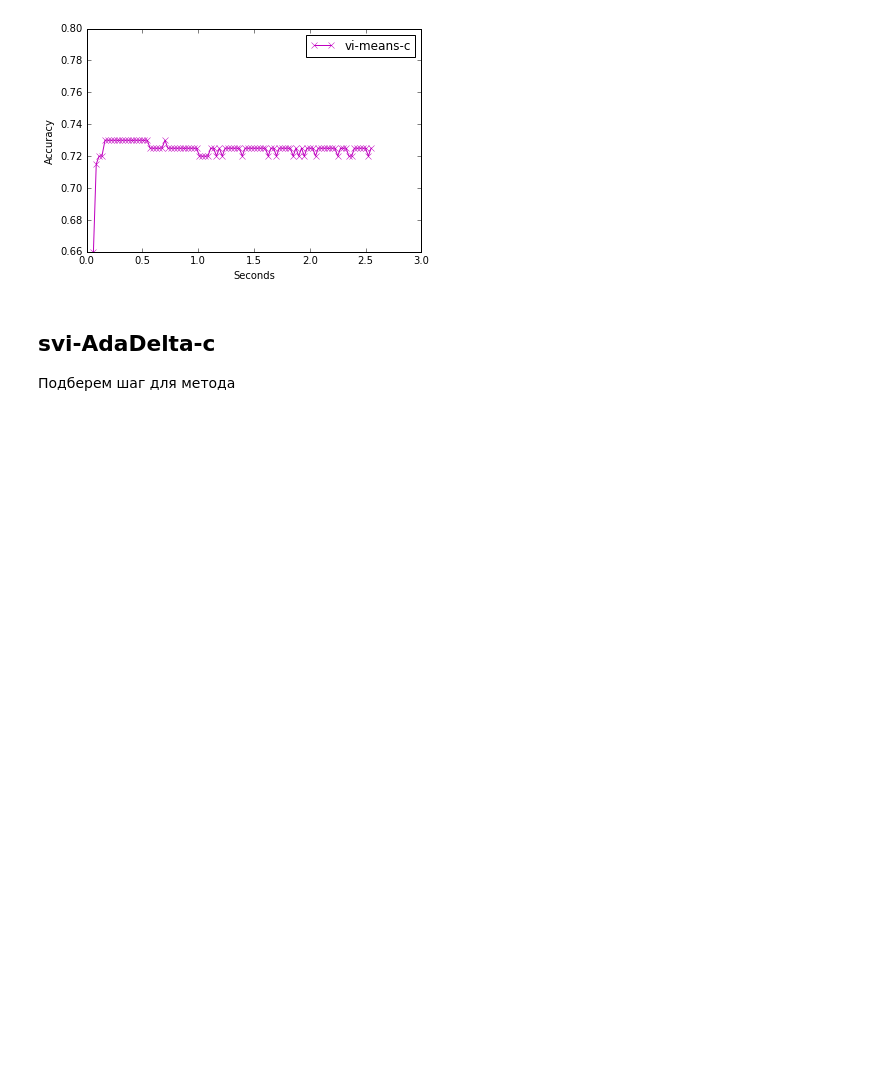
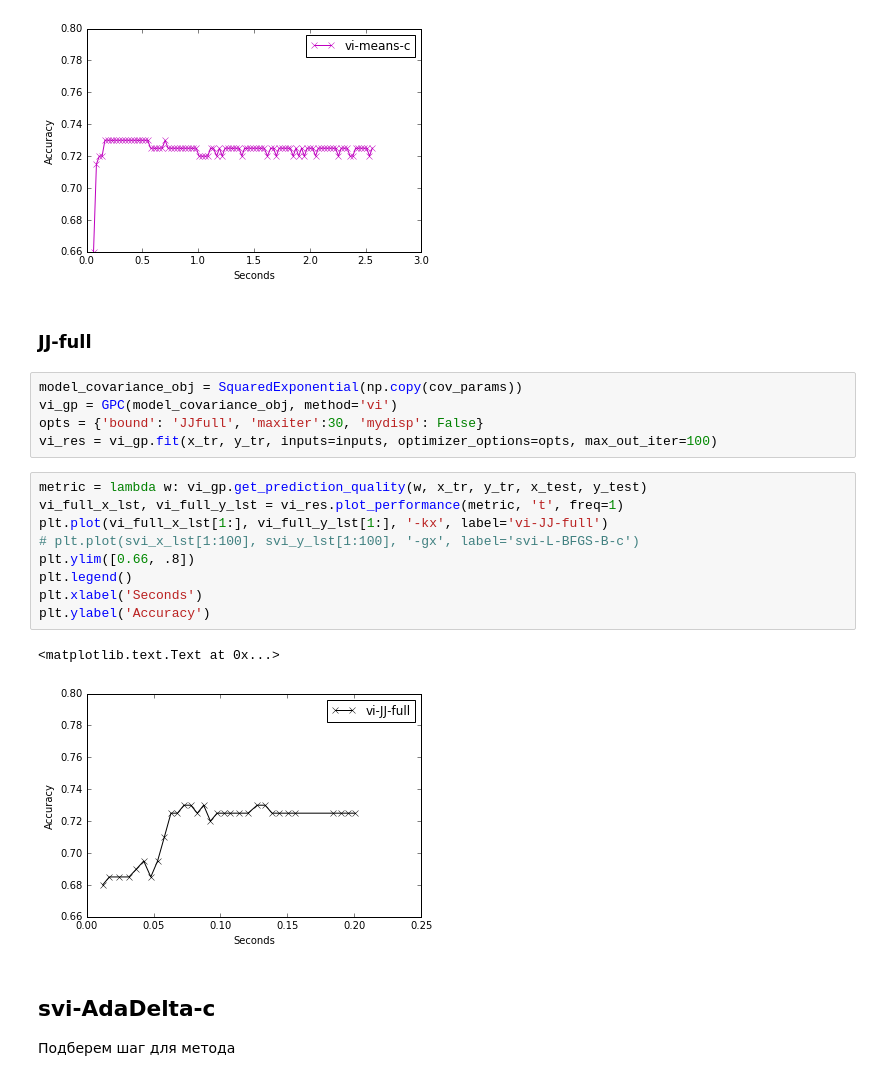
Before and after one commit to afcarl/CourseProject, a Jupyter notebook: Code/Experiments/vi_svi_classification/german.ipynb, the cells around one changed output. Cells and saved outputs as stored; diff of their text form; blank space fills up the shorter version.

```diff
--- a/Code/Experiments/vi_svi_classification/german.ipynb
+++ b/Code/Experiments/vi_svi_classification/german.ipynb
@@ -191,6 +191,25 @@ plt.ylabel('Accuracy')
 # %% [output]
 <matplotlib.text.Text at 0x...>
 [figure]
+# %% [markdown]
+### JJ-full
+# %%
+model_covariance_obj = SquaredExponential(np.copy(cov_params))
+vi_gp = GPC(model_covariance_obj, method='vi')
+opts = {'bound': 'JJfull', 'maxiter':30, 'mydisp': False}
+vi_res = vi_gp.fit(x_tr, y_tr, inputs=inputs, optimizer_options=opts, max_out_iter=100)
+# %%
+metric = lambda w: vi_gp.get_prediction_quality(w, x_tr, y_tr, x_test, y_test)
+vi_full_x_lst, vi_full_y_lst = vi_res.plot_performance(metric, 't', freq=1)
+plt.plot(vi_full_x_lst[1:], vi_full_y_lst[1:], '-kx', label='vi-JJ-full')
+# plt.plot(svi_x_lst[1:100], svi_y_lst[1:100], '-gx', label='svi-L-BFGS-B-c')
+plt.ylim([0.66, .8])
+plt.legend()
+plt.xlabel('Seconds')
+plt.ylabel('Accuracy')
+# %% [output]
+<matplotlib.text.Text at 0x...>
+[figure, added]
 # %% [markdown]
 ## svi-AdaDelta-c
 Подберем шаг для метода
```
Also changed, not shown: parts of 9 cells of this notebook, 5 other files.
